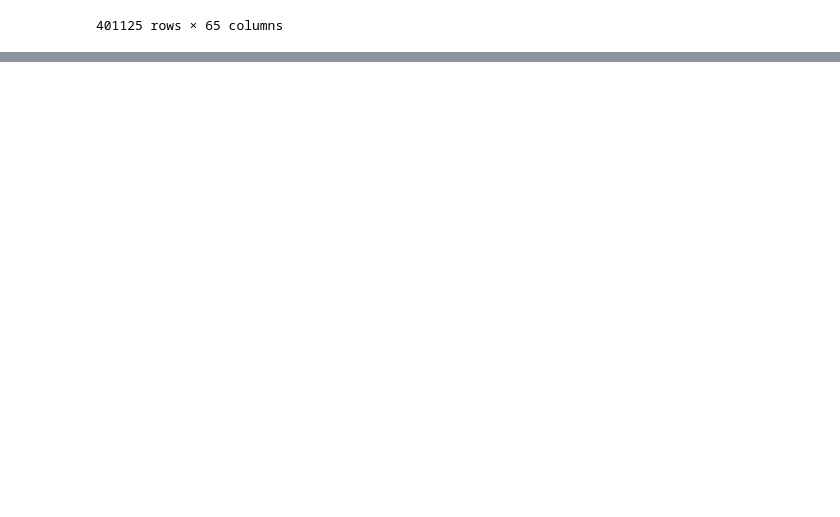
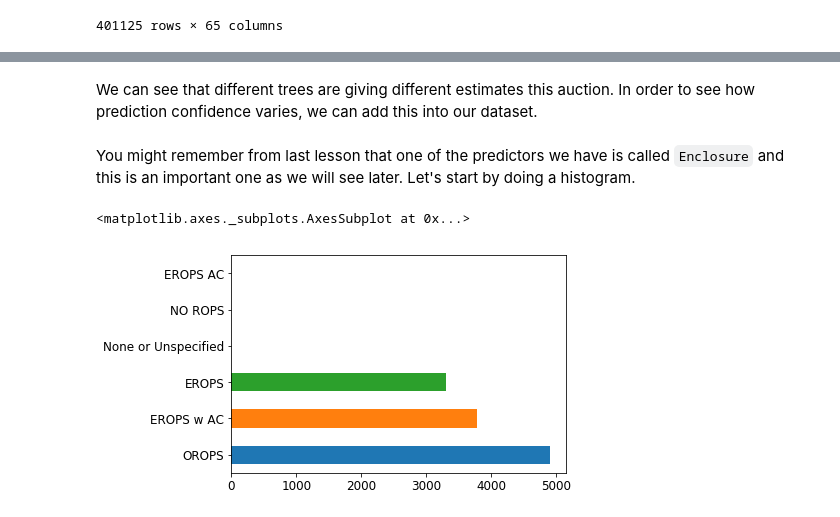
Before and after one commit to Sundragon1993/fastai, a Jupyter notebook: courses/ml1/lesson2-rf_interpretation.ipynb, the cells around one changed output, grey strips where cells are left out. Drawn from its saved outputs; the diff is of its cells as text; code cells hidden in the pictures; blank space fills up the shorter version.

Commit message:
Update ML 2017 lesson 3 notebook
* RF model interpretation
* Confidence based on tree variance
* Feature importance

```diff
--- a/courses/ml1/lesson2-rf_interpretation.ipynb
+++ b/courses/ml1/lesson2-rf_interpretation.ipynb
@@ -60,0 +93,12 @@ df_raw
+# %% [markdown]
+We can see that different trees are giving different estimates this auction. In order to see how prediction confidence varies, we can add this into our dataset.
+# %% [markdown]
+You might remember from last lesson that one of the predictors we have is called `Enclosure` and this is an important one as we will see later. Let's start by doing a histogram.
+# %%
+x = raw_valid.copy()
+x['pred_std'] = np.std(preds, axis=0)
+x['pred'] = np.mean(preds, axis=0)
+x.Enclosure.value_counts().plot.barh()
+# %% [output]
+<matplotlib.axes._subplots.AxesSubplot at 0x...>
+[figure, added]
```
Also changed, not shown: parts of 27 cells of this notebook.
